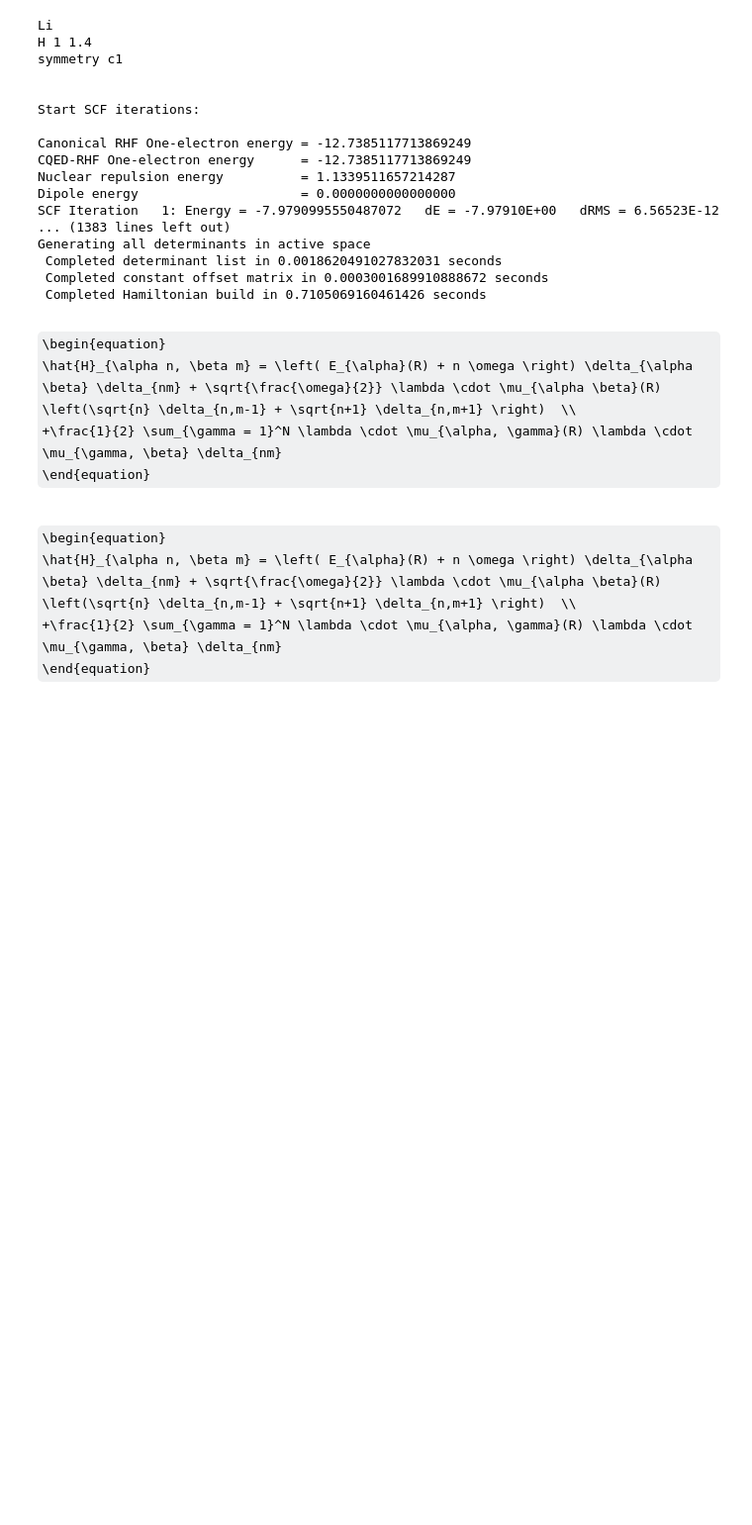
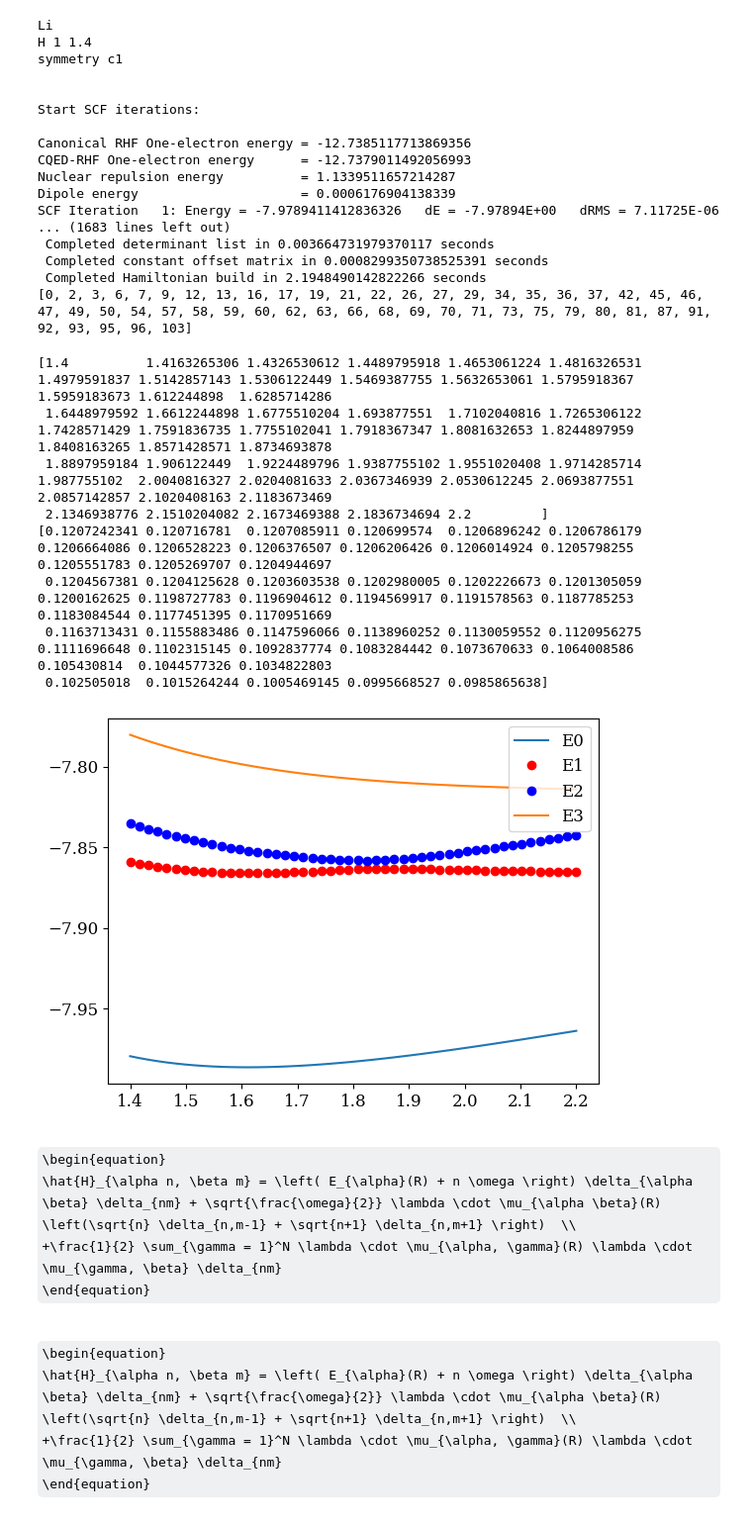
Before and after one commit to rubymanderna/SCQED-PCQED, a Jupyter notebook: examples/LiH_6311gss_QEDCAS.ipynb, the cells around one changed output. Shown: that part at 99% size. Drawn from its saved outputs; the diff is of its cells as text; code cells hidden in the pictures; some formulas as TeX source; blank space fills up the shorter version.

```diff
--- a/examples/LiH_6311gss_QEDCAS.ipynb
+++ b/examples/LiH_6311gss_QEDCAS.ipynb
@@ -7,7 +7,7 @@ from helper_PFCI import PFHamiltonianGenerator
 from helper_PFCI import Determinant
 from helper_cqed_rhf import cqed_rhf
 np.set_printoptions(threshold=sys.maxsize)
-psi4.core.set_output_file('output.dat', False)
+psi4.core.set_output_file('output.dat', True)
 # %%
 # options for mgf
 mol_str = """
@@ -45,7 +46,7 @@ cavity_dict = {
     'omega_value' : 0.12086,
     'lambda_vector' : np.array([0, 0, 0.01]),
     'ci_level' : 'cas',
-    'nact_orbs' : 6,
+    'nact_orbs' : 8,
     'nact_els' : 4,
     'full_diagonalization' : True,
     'number_of_photons' : 1
@@ -65,7 +66,7 @@ test_pf = PFHamiltonianGenerator(
 expected = np.array([-7.9848177366, -7.8640432702, -7.8443027321, -7.8351500625, -7.7967681454,
             -7.7967681454, -7.790848489,  -7.790848489,  -7.7563223937, -7.7437841386])
 
-assert np.allclose(test_pf.CIeigs[:10], expected)
+#assert np.allclose(test_pf.CIeigs[:10], expected)
 # %% [output]
 Start SCF iterations:
 
@@ -97,13 +98,13 @@ H 1 1.5
 symmetry c1
 """
 
-N_R = 50
+N_R = 50     ## Bondlength
 N_el = 50
-all_states = np.linspace(0, N_el-1, N_el, dtype=int)
+all_states = np.linspace(0, N_el-1, N_el, dtype=int)       ## linespace generates evenly spaced numbers within a specified interval.
 r_array = np.linspace(1.4, 2.2, N_R)
 
 E_array = np.zeros((N_R, N_el))
-Mu_array = np.zeros((N_R, N_el, N_el, 3))
+Mu_array = np.zeros((N_R, N_el, N_el, 3))      #######?? Dimensions
 psi4.set_options(options_dict)
 
 r_idx = 0
@@ -111,21 +112,21 @@ for r in r_array:
     mol_str = mol_tmpl.replace("**R**", str(r))
     print(mol_str)
     mol = psi4.geometry(mol_str)
-    #scf_e, wfn = psi4.energy('SCF', return_wfn=True)
-    #fci_energy = psi4.energy('fci',ref_wfn=wfn)
-
+    scf_e, wfn = psi4.energy('SCF', return_wfn=True)  #### this line performs a self-consistent field (SCF) calculation using Psi4 and returns the SCF energy and the wavefunction object.
+    #fci_energy = psi4.energy('fci',ref_wfn=wfn)    ### FCI calculation is generally feasible only for small systems due to the exponential scaling of the calculation with the number of electrons and basis functions.
+                                                    ### Basis set is large.
     LiH = PFHamiltonianGenerator(mol_str, options_dict, cavity_dict)
     #assert np.isclose(fci_energy, LiH.CIeigs[0], 1e-7)
-    # sort out states with dipole-allowed transition from ground state
-    #singlet_states = LiH.sort_dipole_allowed_states( N_el)
-    #print(singlet_states)
+    #sort out states with dipole-allowed transition from ground state
+    singlet_states = LiH.sort_dipole_allowed_states( N_el)
+    print(singlet_states)
 
-    #E_array[r_idx, :] = LiH.CIeigs[singlet_states]
-    #Mu_array[r_idx, :, :, :] = LiH.compute_dipole_moments(singlet_states)
+    E_array[r_idx, :] = LiH.CIeigs[singlet_states]
+    Mu_array[r_idx, :, :, :] = LiH.compute_dipole_moments(singlet_states)
 
     # uncomment to try not sorting singlet states
-    E_array[r_idx, :] = LiH.CIeigs[all_states]
-    Mu_array[r_idx, :, :, :] = LiH.compute_dipole_moments(all_states)
+    #E_array[r_idx, :] = LiH.CIeigs[all_states]
+    #Mu_array[r_idx, :, :, :] = LiH.compute_dipole_moments(all_states)
 
     r_idx += 1
 # %% [output]
@@ -136,29 +137,41 @@ symmetry c1
 
 Start SCF iterations:
 
-Canonical RHF One-electron energy = -12.7385117713869249
-CQED-RHF One-electron energy      = -12.7385117713869249
+Canonical RHF One-electron energy = -12.7385117713869356
+CQED-RHF One-electron energy      = -12.7379011492056993
 Nuclear repulsion energy          = 1.1339511657214287
-Dipole energy                     = 0.0000000000000000
-SCF Iteration   1: Energy = -7.9790995550487072   dE = -7.97910E+00   dRMS = 6.56523E-12
-... (1383 lines left out)
-Generating all determinants in active space
- Completed determinant list in 0.0018620491027832031 seconds
- Completed constant offset matrix in 0.0003001689910888672 seconds
- Completed Hamiltonian build in 0.7105069160461426 seconds
+Dipole energy                     = 0.0006176904138339
+SCF Iteration   1: Energy = -7.9789411412836326   dE = -7.97894E+00   dRMS = 7.11725E-06
+... (1683 lines left out)
+ Completed determinant list in 0.003664731979370117 seconds
+ Completed constant offset matrix in 0.0008299350738525391 seconds
+ Completed Hamiltonian build in 2.1948490142822266 seconds
+[0, 2, 3, 6, 7, 9, 12, 13, 16, 17, 19, 21, 22, 26, 27, 29, 34, 35, 36, 37, 42, 45, 46, 47, 49, 50, 54, 57, 58, 59, 60, 62, 63, 66, 68, 69, 70, 71, 73, 75, 79, 80, 81, 87, 91, 92, 93, 95, 96, 103]
 # %%
 from matplotlib import pyplot as plt
 # %%
 print(r_array)
 print(E_array[:,1]-E_array[:,0])
 
-plt.plot(r_array, E_array[:,0]+0.1208, label="E0")
-plt.plot(r_array, E_array[:,1], label="E1")
-plt.plot(r_array, E_array[:,2], label="E2")
-plt.plot(r_array, E_array[:,3], label="E3")
+#plt.plot(r_array, E_array[:,1]-E_array[:,0])
+#plt.plot(r_array, E_array[:,0]+0.1208, label="E0")
+plt.plot(r_array, E_array[:,0], label="E0")
+plt.plot(r_array, E_array[:,1], 'ro', label="E1")
+plt.plot(r_array, E_array[:,2], 'bo', label="E2")
+plt.plot(r_array, E_array[:,4], label="E3")
 plt.legend()
-#plt.xlim(1.79, 1.81)
+# plt.xlim(1.79, 1.81)
 plt.show()
+# %% [output]
+[1.4          1.4163265306 1.4326530612 1.4489795918 1.4653061224 1.4816326531 1.4979591837 1.5142857143 1.5306122449 1.5469387755 1.5632653061 1.5795918367 1.5959183673 1.612244898  1.6285714286
+ 1.6448979592 1.6612244898 1.6775510204 1.693877551  1.7102040816 1.7265306122 1.7428571429 1.7591836735 1.7755102041 1.7918367347 1.8081632653 1.8244897959 1.8408163265 1.8571428571 1.8734693878
+ 1.8897959184 1.906122449  1.9224489796 1.9387755102 1.9551020408 1.9714285714 1.987755102  2.0040816327 2.0204081633 2.0367346939 2.0530612245 2.0693877551 2.0857142857 2.1020408163 2.1183673469
+ 2.1346938776 2.1510204082 2.1673469388 2.1836734694 2.2         ]
+[0.1207242341 0.120716781  0.1207085911 0.120699574  0.1206896242 0.1206786179 0.1206664086 0.1206528223 0.1206376507 0.1206206426 0.1206014924 0.1205798255 0.1205551783 0.1205269707 0.1204944697
+ 0.1204567381 0.1204125628 0.1203603538 0.1202980005 0.1202226673 0.1201305059 0.1200162625 0.1198727783 0.1196904612 0.1194569917 0.1191578563 0.1187785253 0.1183084544 0.1177451395 0.1170951669
+ 0.1163713431 0.1155883486 0.1147596066 0.1138960252 0.1130059552 0.1120956275 0.1111696648 0.1102315145 0.1092837774 0.1083284442 0.1073670633 0.1064008586 0.105430814  0.1044577326 0.1034822803
+ 0.102505018  0.1015264244 0.1005469145 0.0995668527 0.0985865638]
+[figure, added]
 # %% [markdown]
 \begin{equation}
 \hat{H}_{\alpha n, \beta m} = \left( E_{\alpha}(R) + n \omega \right) \delta_{\alpha \beta} \delta_{nm} + \sqrt{\frac{\omega}{2}} \lambda \cdot \mu_{\alpha \beta}(R) \left(\sqrt{n} \delta_{n,m-1} + \sqrt{n+1} \delta_{n,m+1} \right)  \\
```
Also changed, not shown: parts of 26 cells of this notebook, 8 other files.
